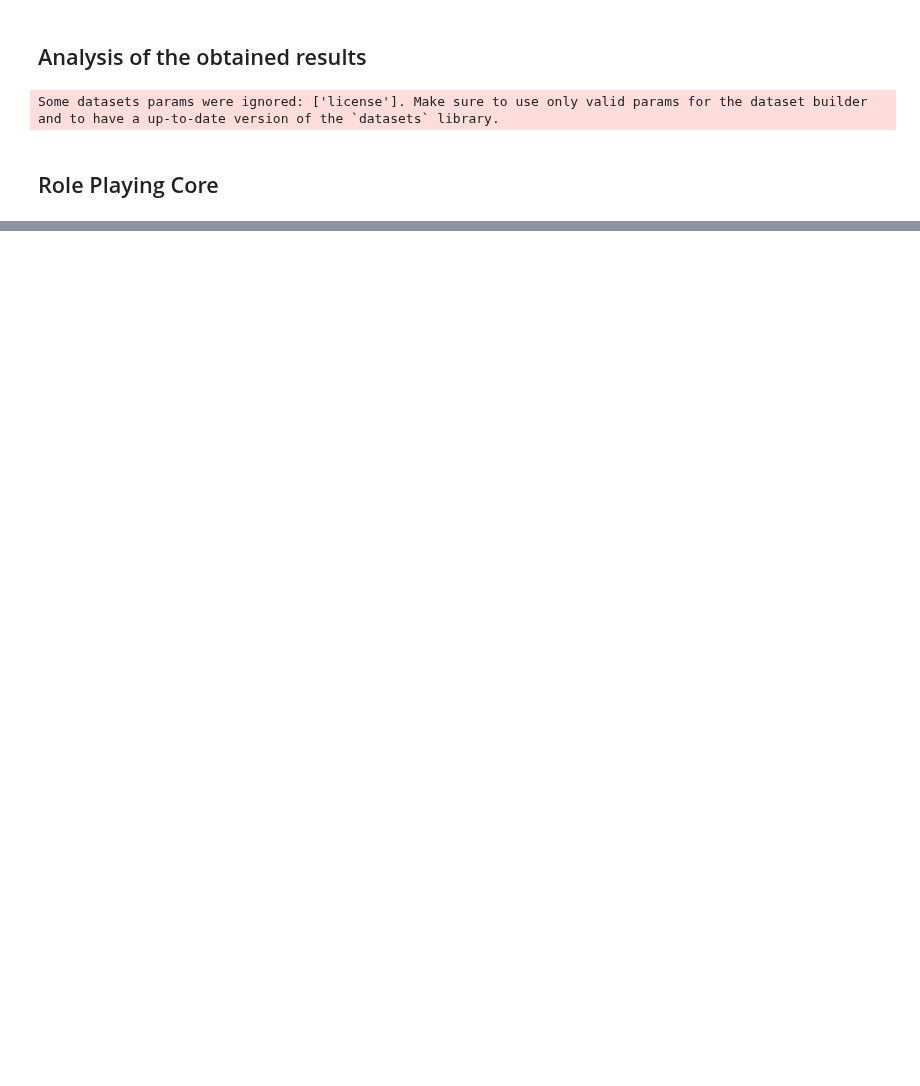
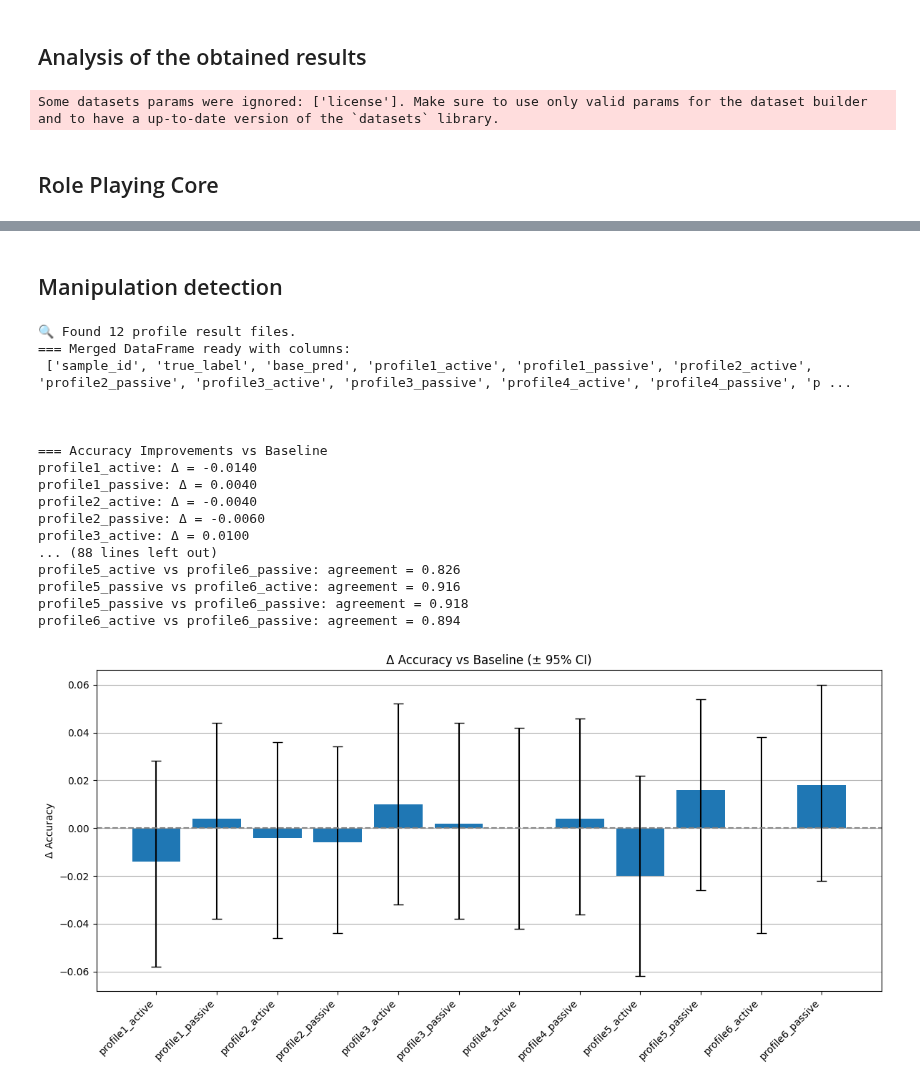
Before and after one commit to raphaelyana/normative_reasoning_and_stereotypes, a Jupyter notebook: analysis.ipynb, the cells around one changed output, grey strips where cells are left out. Saved outputs shown, nothing was run; the diff lists cells and outputs as text; code cells hidden in the pictures; blank space fills up the shorter version.

```diff
--- a/analysis.ipynb
+++ b/analysis.ipynb
@@ -332,0 +556,41 @@ print(rescue_ratio_df[["profile", "rescued", "rescue_rate", "ci_low", "ci_high",
+# %% [markdown]
+## Manipulation detection
+# %%
+merged_manipulation = load_and_merge_profiles(
+    base_file_path="results/openai_4.1_mini/few_shot/classic/results_manipulation_few_shot_prompt_short_3examples.csv",
+    role_playing_glob_pattern="results/openai_4.1_mini/few_shot/role_playing_core/*/results_manipulation_few_shot_prompt_short_3examples_binary.csv",
+    sample_df=sample_mentalmanip,
+    extra_cols=["technique", "vulnerability"]
+)
+merged_manipulation["task"] = "manipulation"
+
+report = evaluate_role_playing_effects(merged_manipulation)
+print("\n\n")
+print_report(report)
+
+plot_accuracy_deltas_with_ci(merged_manipulation)
+#plot_confusion_matrix(merged["true_label"], merged["base_pred"], title="Confusion Matrix - Baseline")
+#plot_confusion_matrix(merged["true_label"], merged["profile3_passive"], title="Confusion Matrix - profile3_passive")
+#plot_deltas_per_category(merged, category_col="technique")
+#plot_deltas_per_category(merged, category_col="vulnerability")
+
+#summary_df = compute_classification_reports(merged)
+# %% [output]
+🔍 Found 12 profile result files.
+=== Merged DataFrame ready with columns:
+ ['sample_id', 'true_label', 'base_pred', 'profile1_active', 'profile1_passive', 'profile2_active', 'profile2_passive', 'profile3_active', 'profile3_passive', 'profile4_active', 'profile4_passive', 'p ...
+
+
+
+=== Accuracy Improvements vs Baseline
+profile1_active: Δ = -0.0140
+profile1_passive: Δ = 0.0040
+profile2_active: Δ = -0.0040
+profile2_passive: Δ = -0.0060
+profile3_active: Δ = 0.0100
+... (88 lines left out)
+profile5_active vs profile6_passive: agreement = 0.826
+profile5_passive vs profile6_active: agreement = 0.916
+profile5_passive vs profile6_passive: agreement = 0.918
+profile6_active vs profile6_passive: agreement = 0.894
+[figure, added]
```
Also changed, not shown: parts of 13 cells of this notebook, 33 other files.
